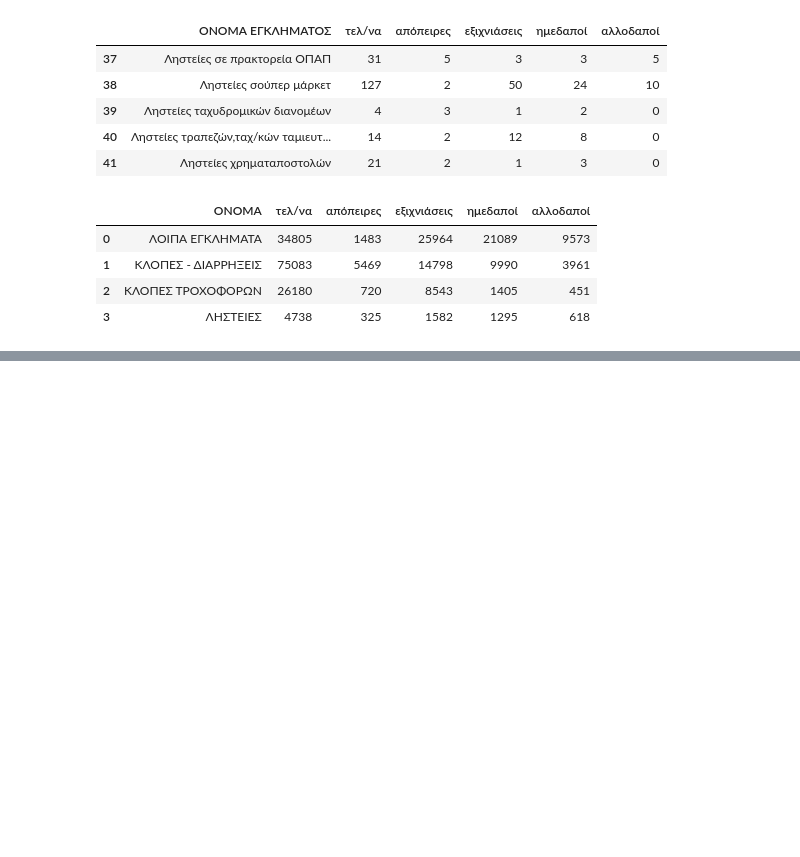
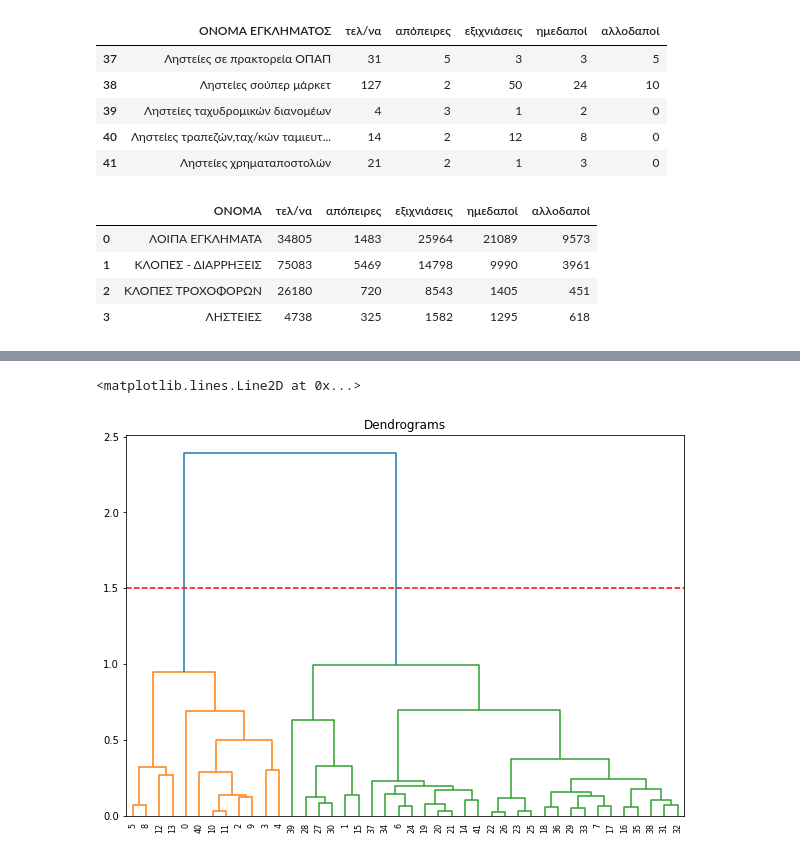
Before and after one commit to gbouzioto/data_mining_master_2020, a Jupyter notebook: exercise_3/crimes/crime.ipynb, the cells around one changed output, grey strips where cells are left out. Drawn from its saved outputs; the diff is of its cells as text; code cells hidden in the pictures; blank space fills up the shorter version.

```diff
--- a/exercise_3/crimes/crime.ipynb
+++ b/exercise_3/crimes/crime.ipynb
@@ -86,0 +136,3 @@ dend = shc.dendrogram(shc.linkage(data_scaled, method='centroid'))
+# %%
+task_2_df = data_df[["τελ/να", "απόπειρες", "εξιχνιάσεις", "ημεδαποί", "αλλοδαποί"]]
+task_2_df.head()
@@ -86,0 +146,5 @@ dend = shc.dendrogram(shc.linkage(data_scaled, method='centroid'))
+# %%
+# normalize the data
+data_scaled = normalize(task_2_df)
+data_scaled = pd.DataFrame(data_scaled, columns=task_2_df.columns)
+data_scaled.head()
@@ -86,0 +158,8 @@ dend = shc.dendrogram(shc.linkage(data_scaled, method='centroid'))
+# %%
+plt.figure(figsize=(10, 7))
+plt.title("Dendrograms")
+dendrogram_2 = shc.dendrogram(shc.linkage(data_scaled, method='ward'))
+plt.axhline(y=1.5, color='r', linestyle='--')
+# %% [output]
+<matplotlib.lines.Line2D at 0x...>
+[figure, added]
```
Also changed, not shown: parts of 20 cells of this notebook.
